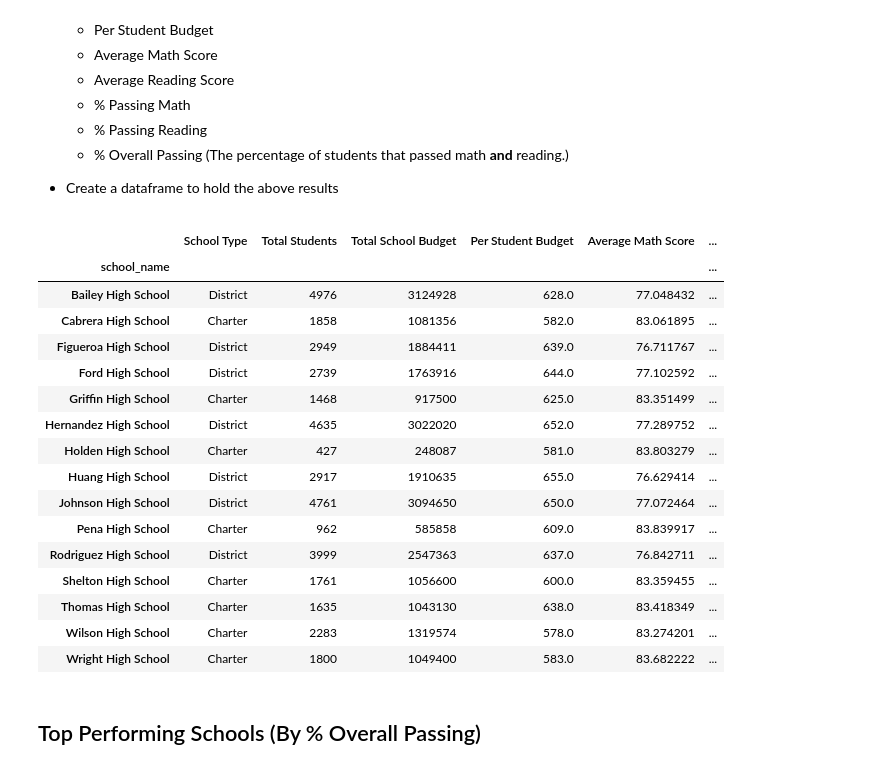
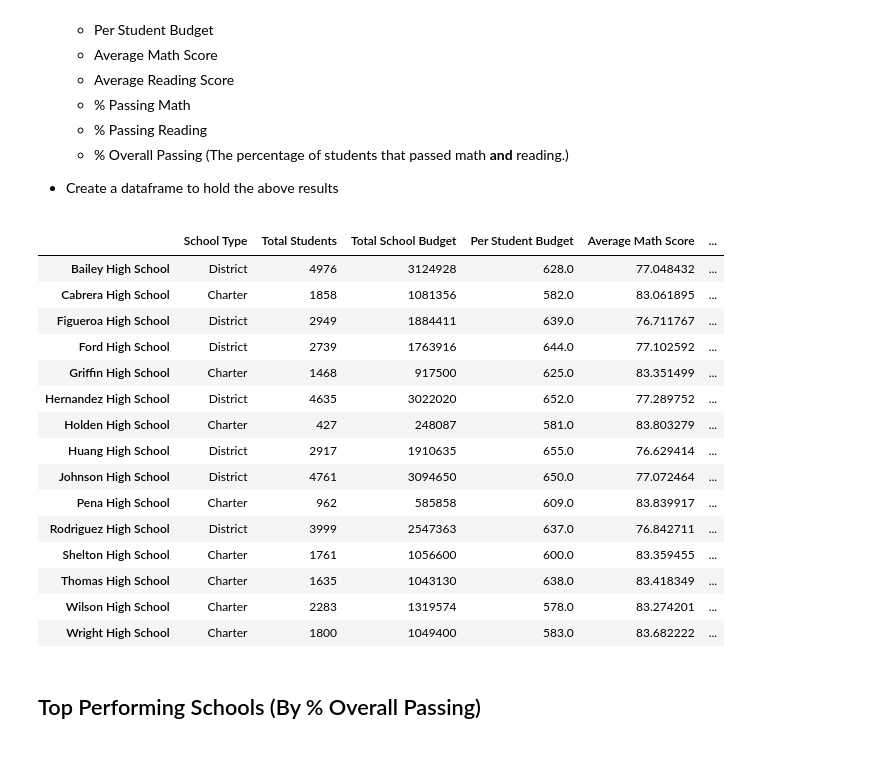
Before and after one commit to DerekLarson77/Pandas-School-Grades, a Jupyter notebook: PyCitySchools/PyCitySchools_rework.ipynb, the cells around one changed output. Cells and saved outputs as stored; diff of their text form; code cells hidden in the pictures.

```diff
--- a/PyCitySchools/PyCitySchools_rework.ipynb
+++ b/PyCitySchools/PyCitySchools_rework.ipynb
@@ -197,34 +197,36 @@ School_Summary_df["% Passing Math"] = (School_Summary_df["% Passing Math"]*100).
 #Creating a dataframe of all students that got a reading score of at least 70 with columns school name and student ID.
 Passing_Reading_df = student_data.loc[(student_data["reading_score"] >= 70), ["school_name", "Student ID"]]
 
 #Doing a groupby of school names and then counting the number of students for each school.
 Passing_Reading_groupby = Passing_Reading_df.groupby(["school_name"]).count()
 
 #Adding a new column (% Passing Reading) to our School_Summary dataframe.
 #Using the counts by school and then dividing each one by the total students at each school.
 School_Summary_df["% Passing Reading"] = (Passing_Reading_groupby["Student ID"]) / (School_Summary_df["Total Students"])
 
 #formating to display percent (multiplying by 100) and have 6 decimal places.
 School_Summary_df["% Passing Reading"] = (School_Summary_df["% Passing Reading"]*100).map("{:,.6f}".format)
 
 #Creating a dataframe of all students that got a math AND reading score of at least 70 with columns school name and student ID.
 Passing_Overall_df = student_data.loc[(student_data["math_score"] >= 70) & (student_data["reading_score"] >= 70), ["school_name", "Student ID"]]
 
 #Doing a groupby of school names and then counting the number of students for each school.
 Passing_Overall_groupby = Passing_Overall_df.groupby(["school_name"]).count()
 
 #Adding a new column (% Overall Passing) to our School_Summary dataframe.
 #Using the counts by school and then dividing each one by the total students at each school.
 School_Summary_df["% Overall Passing"] = (Passing_Overall_groupby["Student ID"]) / (School_Summary_df["Total Students"])
 
 #formating to display percent (multiplying by 100) and have 6 decimal places.
 School_Summary_df["% Overall Passing"] = (School_Summary_df["% Overall Passing"]*100).map("{:,.6f}".format)
 
+# Removing the Index name.
+School_Summary_df.index.name = None
+
 #Display entire School_Summary dataframe
 School_Summary_df
 # %% [output]
 |  | School Type | Total Students | Total School Budget | Per Student Budget | Average Math Score | ... |
-| school_name |  |  |  |  |  | ... |
 | Bailey High School | District | 4976 | 3124928 | 628.0 | 77.048432 | ... |
 | Cabrera High School | Charter | 1858 | 1081356 | 582.0 | 83.061895 | ... |
 | Figueroa High School | District | 2949 | 1884411 | 639.0 | 76.711767 | ... |
```
Also changed, not shown: parts of 12 cells of this notebook.
